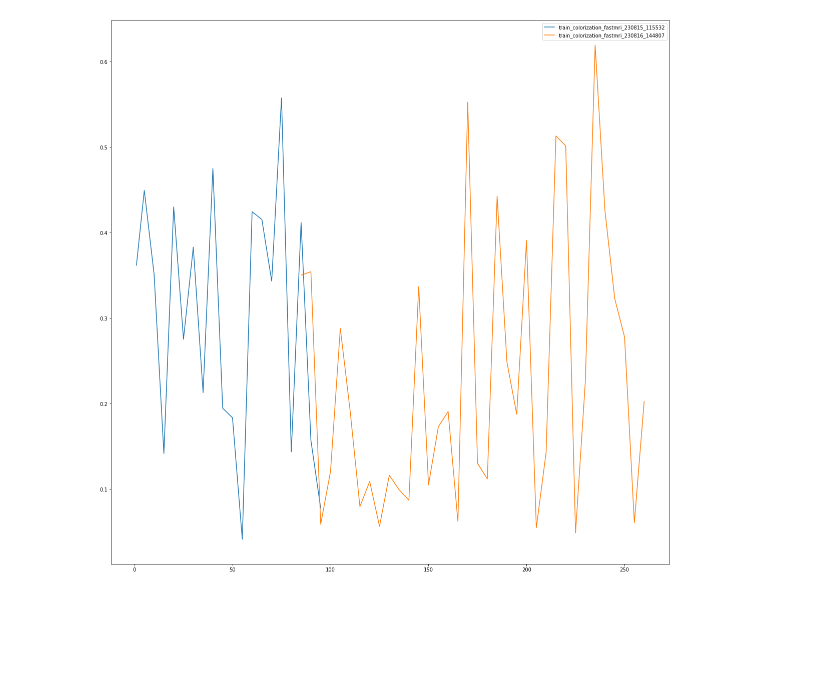
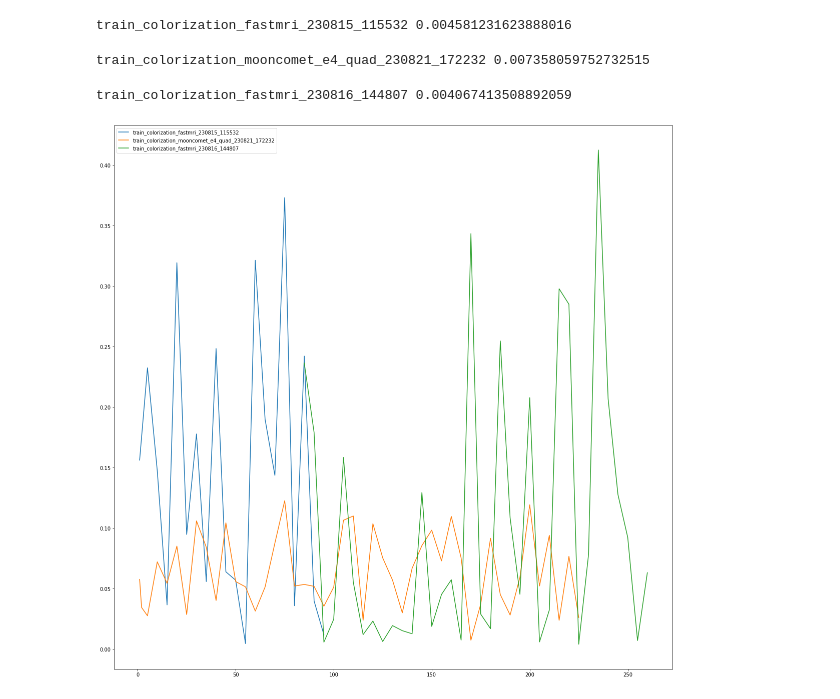
Before and after one commit to asy51/Palette-Image-to-Image-Diffusion-Models, a Jupyter notebook: recon_metrics.ipynb, the cells around one changed output. Drawn from its saved outputs; the diff is of its cells as text; code cells hidden in the pictures; blank space fills up the shorter version.

```diff
--- a/recon_metrics.ipynb
+++ b/recon_metrics.ipynb
@@ -26,34 +29,39 @@ for ROOT in tqdm(glob('experiments/*colorization*'), position=0):
     ret = {}
     for folder in tqdm(folders, position=0):
         epoch = int(folder.split('/')[-1])
         pngs = [g for g in glob(f'{folder}/*') if any(x in g for x in ['GT', 'Out'])]
         slcs = set([p.split('/')[-1].replace('GT_','').replace('Out_','') for p in pngs])
         slcs = {k:
             {'gt': [p for p in pngs if k in p and 'GT' in p][0],
             'out': [p for p in pngs if k in p and 'Out' in p][0]} for k in slcs}
         l1_loss = []
         l2_loss = []
         for slc in slcs.values():
             gt_path = slc['gt']
             gt = Image.open(gt_path)
             gt_array = tx(gt)
             out_path = slc['out']
             out = Image.open(out_path)
             out_array = tx(out)
             l1_loss.append(l1(out_array, gt_array))
             l2_loss.append(l2(out_array, gt_array))
         ret[epoch] = {
             'l1_loss': torch.tensor(l1_loss).mean(),
             'l2_loss': torch.tensor(l2_loss).mean(),
         }
         # print(experiment, epoch, end='\r')
 
-    ax.plot(ret.keys(), pd.Series([r['l1_loss'] for r in ret.values()]).rolling(window=SMOOTH).mean(), label=experiment)
+    ax.plot(ret.keys(), pd.Series([r['l2_loss'] for r in ret.values()]).rolling(window=SMOOTH).mean(), label=experiment)
+    if ret:
+        print(experiment, min([r['l2_loss'] for r in ret.values()]).item())
     # plt.plot(ret.keys(), [r['l2_loss'] for r in ret.values()], label='l2_loss')
     # plt.title(experiment)
 ax.legend()
 plt.show()
 # %% [output]
+train_colorization_fastmri_230815_115532 0.004581231623888016
+train_colorization_mooncomet_e4_quad_230821_172232 0.007358059752732515
+train_colorization_fastmri_230816_144807 0.004067413508892059
-[figure, old version]
+[figure, new version]
 # %%
 fig, ax = plt.subplots(1, 1, figsize=(20, 20))
```
Also changed, not shown: parts of 3 cells of this notebook.
